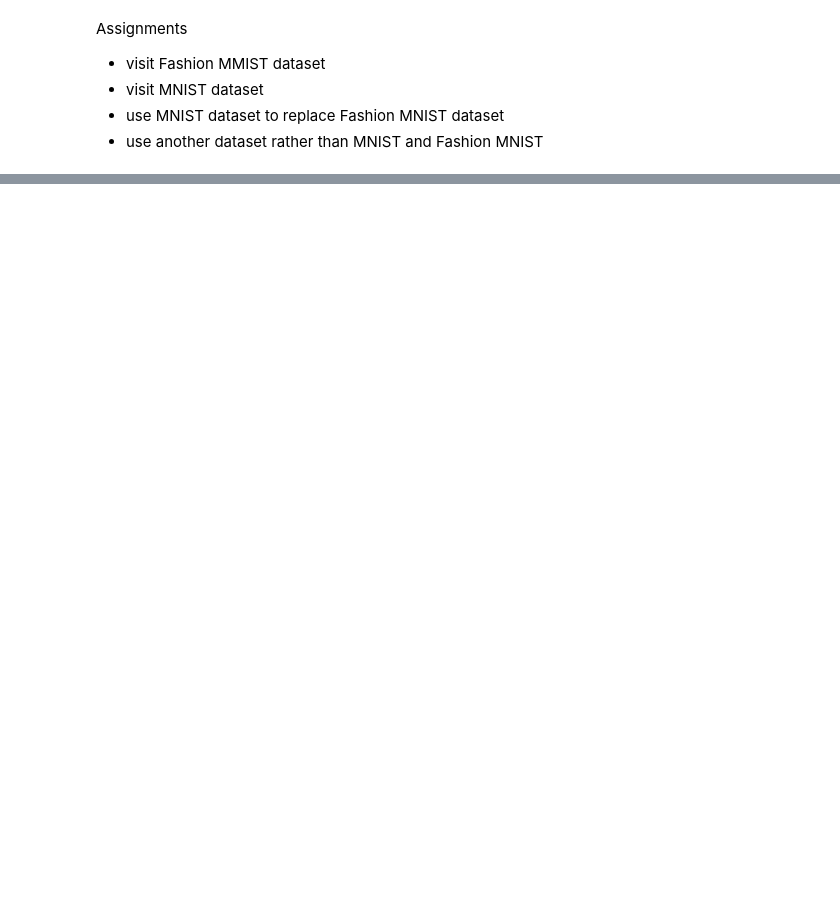
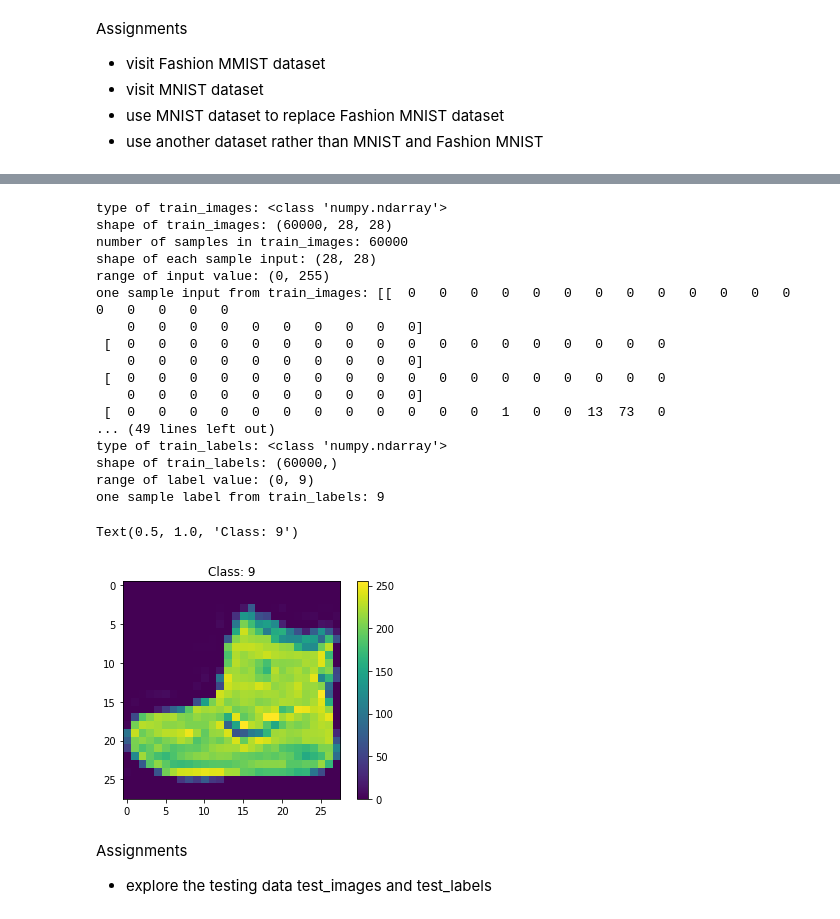
Before and after one commit to JAMES-YI/T01_Tensorflow_Tutorials, a Jupyter notebook: TFT1_Basic_image_classification.ipynb, the cells around one changed output, grey strips where cells are left out. Saved outputs shown, nothing was run; the diff lists cells and outputs as text; code cells hidden in the pictures; blank space fills up the shorter version.

```diff
--- a/TFT1_Basic_image_classification.ipynb
+++ b/TFT1_Basic_image_classification.ipynb
@@ -282,2 +174,0 @@ To start training,  call the [`model.fit`](https://www.tensorflow.org/api_docs/p
-# %%
-model.fit(train_images, train_labels, epochs=10)
@@ -422,0 +188,44 @@ And the model predicts a label as expected.
+# %%
+# Input exploration
+print(f"type of train_images: {type(train_images)}")
+print(f"shape of train_images: {train_images.shape}")
+print(f"number of samples in train_images: {len(train_labels)}")
+print(f"shape of each sample input: {train_images[0].shape}")
+print(f"range of input value: {np.min(train_images),np.max(train_images)}")
+print(f"one sample input from train_images: {train_images[0]}")
+
+# Output exploration
+print(f"type of train_labels: {type(train_labels)}")
+print(f"shape of train_labels: {train_labels.shape}")
+print(f"range of label value: {np.min(train_labels),np.max(train_labels)}")
+print(f"one sample label from train_labels: {train_labels[0]}")
+
+
+# Visualization
+plt.figure()
+plt.imshow(train_images[0])
+plt.colorbar()
+plt.title("Class: " + str(train_labels[0]))
+# %% [output]
+type of train_images: <class 'numpy.ndarray'>
+shape of train_images: (60000, 28, 28)
+number of samples in train_images: 60000
+shape of each sample input: (28, 28)
+range of input value: (0, 255)
+one sample input from train_images: [[  0   0   0   0   0   0   0   0   0   0   0   0   0   0   0   0   0   0
+    0   0   0   0   0   0   0   0   0   0]
+ [  0   0   0   0   0   0   0   0   0   0   0   0   0   0   0   0   0   0
+    0   0   0   0   0   0   0   0   0   0]
+ [  0   0   0   0   0   0   0   0   0   0   0   0   0   0   0   0   0   0
+    0   0   0   0   0   0   0   0   0   0]
+ [  0   0   0   0   0   0   0   0   0   0   0   0   1   0   0  13  73   0
+... (49 lines left out)
+type of train_labels: <class 'numpy.ndarray'>
+shape of train_labels: (60000,)
+range of label value: (0, 9)
+one sample label from train_labels: 9
+Text(0.5, 1.0, 'Class: 9')
+[figure, added]
+# %% [markdown]
+Assignments
+- explore the testing data test_images and test_labels
```
Also changed, not shown: parts of 90 cells of this notebook.
